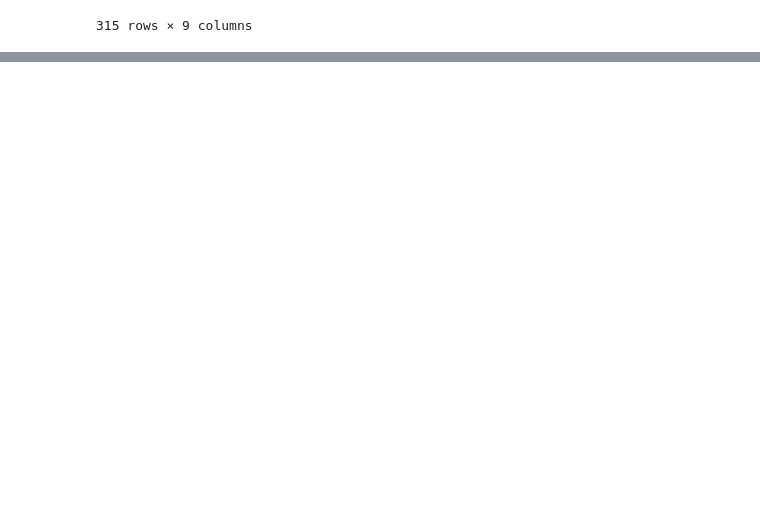
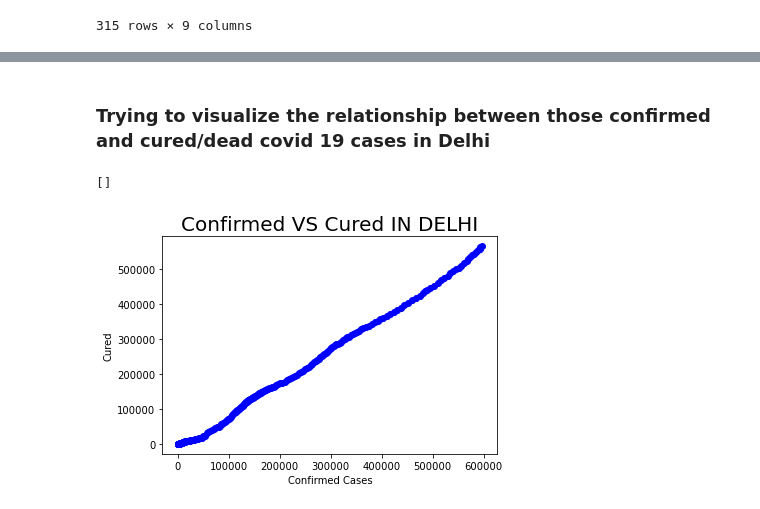
Before and after one commit to Spartan-119/Kaggle, a Jupyter notebook: Covid India.ipynb, the cells around one changed output, grey strips where cells are left out. Saved outputs shown, nothing was run; the diff lists cells and outputs as text; code cells hidden in the pictures; blank space fills up the shorter version.

```diff
--- a/Covid India.ipynb
+++ b/Covid India.ipynb
@@ -150,0 +153,4 @@ plt.plot()
+# %%
+delhi_df = df1[df1['State/UnionTerritory'] == 'Delhi']
+print(delhi_df.count())
+delhi_df
@@ -150,0 +181,13 @@ plt.plot()
+# %% [markdown]
+### Trying to visualize the relationship between those confirmed and cured/dead covid 19 cases in Delhi
+# %%
+delhi_cured_x = delhi_df['Confirmed']
+delhi_cured_y = delhi_df['Cured']
+plt.xlabel('Confirmed Cases')
+plt.ylabel('Cured')
+plt.title('Confirmed VS Cured IN DELHI', fontsize = 20)
+delhi_cured = plt.scatter(delhi_cured_x, delhi_cured_y, color = 'blue')
+plt.plot()
+# %% [output]
+[]
+[figure, added]
```
Also changed, not shown: parts of 8 cells of this notebook.
